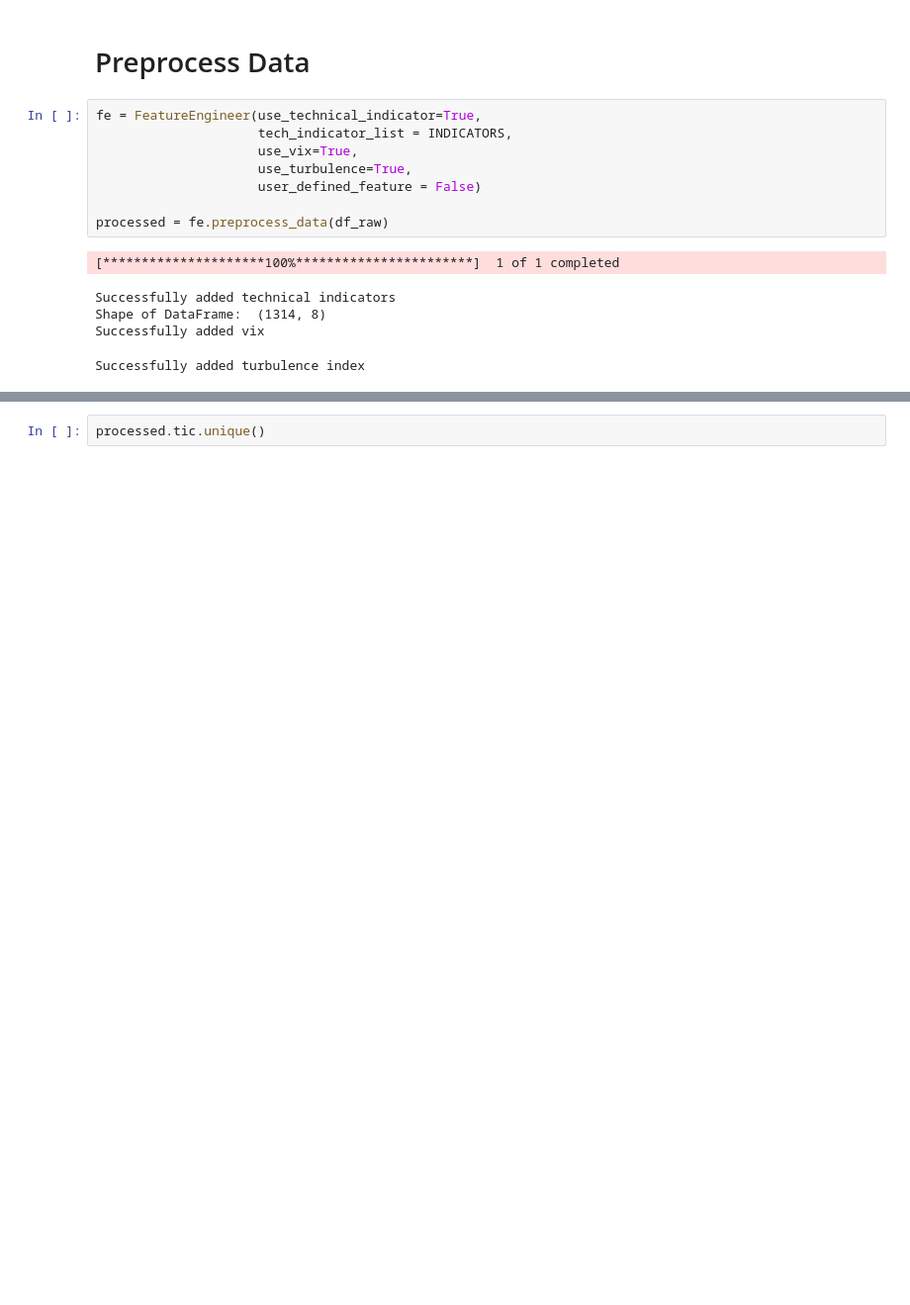
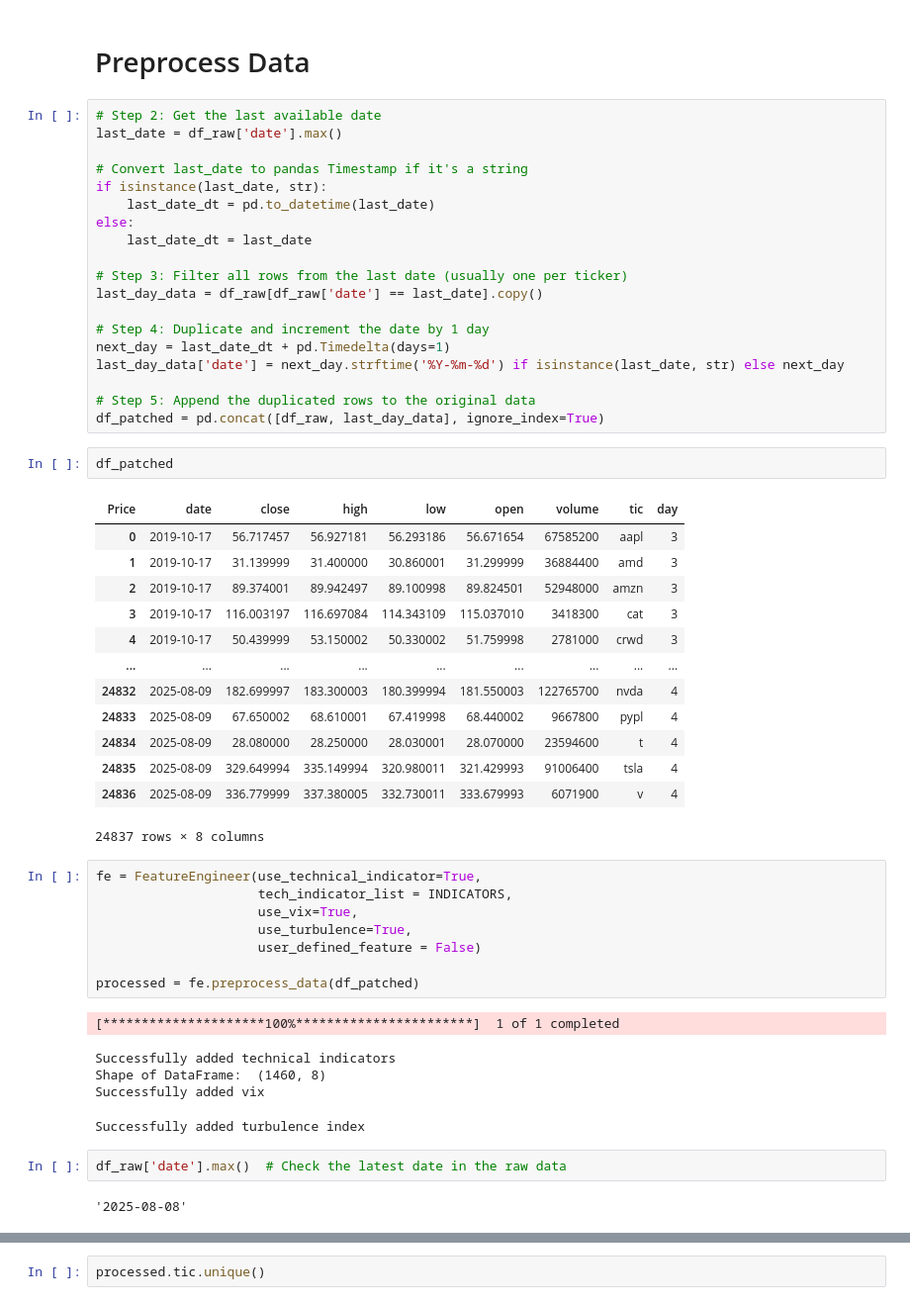
Before and after one commit to tpeiqi/FinRL_trading_bot, a Jupyter notebook: FinRL_models.ipynb, the cells around one changed output, grey strips where cells are left out. Shown at 99% size. Cells and saved outputs as stored; diff of their text form; blank space fills up the shorter version.

```diff
--- a/FinRL_models.ipynb
+++ b/FinRL_models.ipynb
@@ -106,5 +106,40 @@ df_raw.head()
 # %% [markdown]
 # Preprocess Data
+# %%
+# Step 2: Get the last available date
+last_date = df_raw['date'].max()
+
+# Convert last_date to pandas Timestamp if it's a string
+if isinstance(last_date, str):
+	last_date_dt = pd.to_datetime(last_date)
+else:
+	last_date_dt = last_date
+
+# Step 3: Filter all rows from the last date (usually one per ticker)
+last_day_data = df_raw[df_raw['date'] == last_date].copy()
+
+# Step 4: Duplicate and increment the date by 1 day
+next_day = last_date_dt + pd.Timedelta(days=1)
+last_day_data['date'] = next_day.strftime('%Y-%m-%d') if isinstance(last_date, str) else next_day
+
+# Step 5: Append the duplicated rows to the original data
+df_patched = pd.concat([df_raw, last_day_data], ignore_index=True)
+# %%
+df_patched
+# %% [output]
+| Price | date | close | high | low | open | volume | tic | day |
+| 0 | 2019-10-17 | 56.717457 | 56.927181 | 56.293186 | 56.671654 | 67585200 | aapl | 3 |
+| 1 | 2019-10-17 | 31.139999 | 31.400000 | 30.860001 | 31.299999 | 36884400 | amd | 3 |
+| 2 | 2019-10-17 | 89.374001 | 89.942497 | 89.100998 | 89.824501 | 52948000 | amzn | 3 |
+| 3 | 2019-10-17 | 116.003197 | 116.697084 | 114.343109 | 115.037010 | 3418300 | cat | 3 |
+| 4 | 2019-10-17 | 50.439999 | 53.150002 | 50.330002 | 51.759998 | 2781000 | crwd | 3 |
+| ... | ... | ... | ... | ... | ... | ... | ... | ... |
+| 24832 | 2025-08-09 | 182.699997 | 183.300003 | 180.399994 | 181.550003 | 122765700 | nvda | 4 |
+| 24833 | 2025-08-09 | 67.650002 | 68.610001 | 67.419998 | 68.440002 | 9667800 | pypl | 4 |
+| 24834 | 2025-08-09 | 28.080000 | 28.250000 | 28.030001 | 28.070000 | 23594600 | t | 4 |
+| 24835 | 2025-08-09 | 329.649994 | 335.149994 | 320.980011 | 321.429993 | 91006400 | tsla | 4 |
+| 24836 | 2025-08-09 | 336.779999 | 337.380005 | 332.730011 | 333.679993 | 6071900 | v | 4 |
+24837 rows × 8 columns
 # %%
 fe = FeatureEngineer(use_technical_indicator=True,
                      tech_indicator_list = INDICATORS,
@@ -112,10 +147,14 @@ fe = FeatureEngineer(use_technical_indicator=True,
                      use_turbulence=True,
                      user_defined_feature = False)
 
-processed = fe.preprocess_data(df_raw)
+processed = fe.preprocess_data(df_patched)
 # %% [output]
 [*********************100%***********************]  1 of 1 completed
 Successfully added technical indicators
-Shape of DataFrame:  (1314, 8)
+Shape of DataFrame:  (1460, 8)
 Successfully added vix
 Successfully added turbulence index
+# %%
+df_raw['date'].max()  # Check the latest date in the raw data
+# %% [output]
+'2025-08-08'
```
Also changed, not shown: parts of 39 cells of this notebook, 1 other file.
